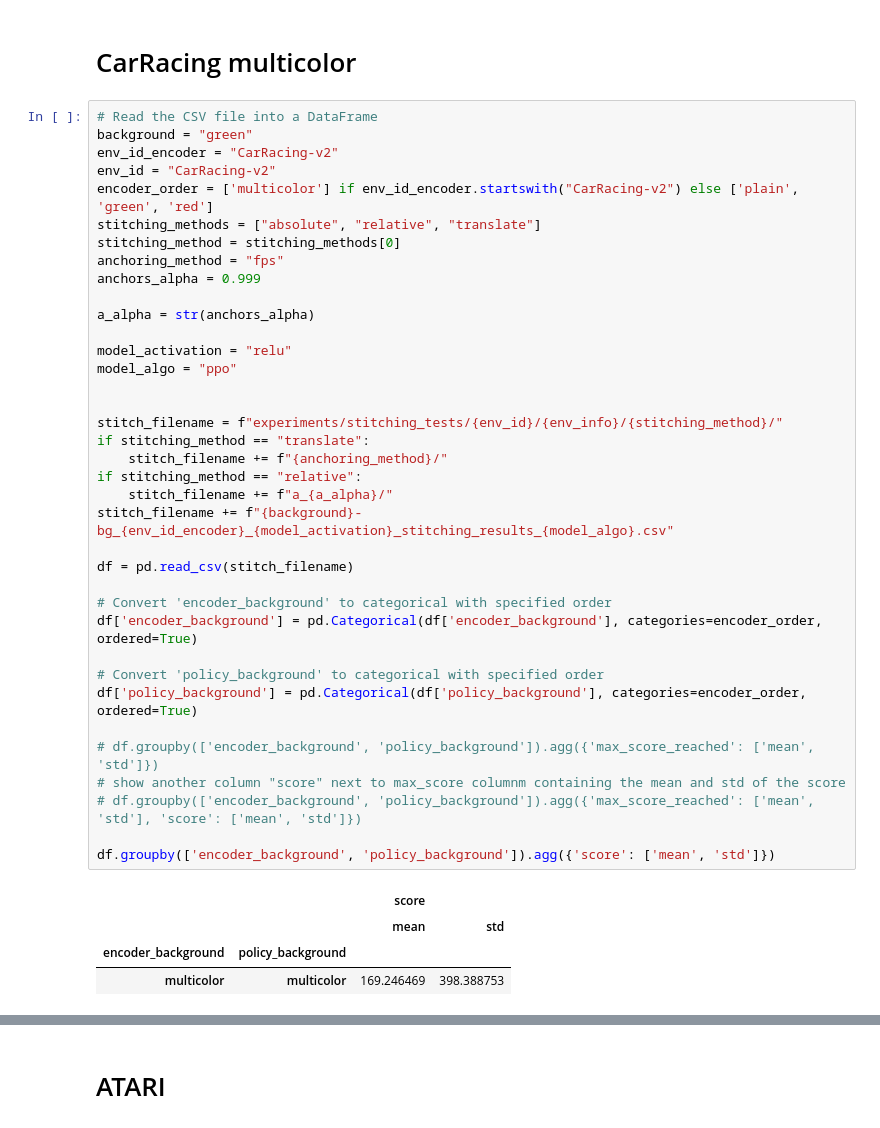
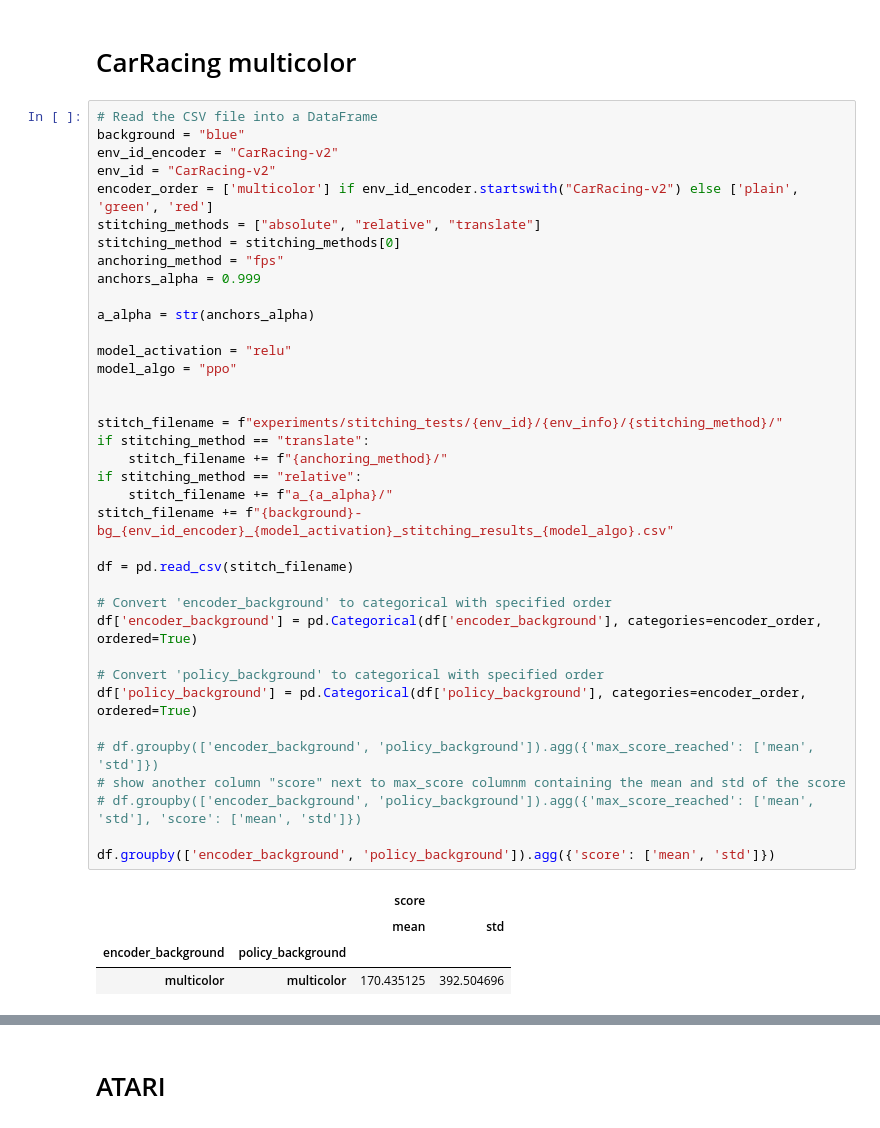
Before and after one commit to antoniopioricciardi/rl_relrepr_gymnasium, a Jupyter notebook: notebooks/stitching_results.ipynb, the cells around one changed output, grey strips where cells are left out. Saved outputs shown, nothing was run; the diff lists cells and outputs as text.

```diff
--- a/notebooks/stitching_results.ipynb
+++ b/notebooks/stitching_results.ipynb
@@ -246,7 +254,7 @@ selection4 = df_transl[(df_transl['encoder_seed'] == selection.iloc[3]['encoder_
 # CarRacing multicolor
 # %%
 # Read the CSV file into a DataFrame
-background = "green"
+background = "blue"
 env_id_encoder = "CarRacing-v2"
 env_id = "CarRacing-v2"
 encoder_order = ['multicolor'] if env_id_encoder.startswith("CarRacing-v2") else ['plain', 'green', 'red']
@@ -258,34 +266,34 @@ anchors_alpha = 0.999
 a_alpha = str(anchors_alpha)
 
 model_activation = "relu"
 model_algo = "ppo"
 
 
 stitch_filename = f"experiments/stitching_tests/{env_id}/{env_info}/{stitching_method}/"
 if stitching_method == "translate":
     stitch_filename += f"{anchoring_method}/"
 if stitching_method == "relative":
     stitch_filename += f"a_{a_alpha}/"
 stitch_filename += f"{background}-bg_{env_id_encoder}_{model_activation}_stitching_results_{model_algo}.csv"
 
 df = pd.read_csv(stitch_filename)
 
 # Convert 'encoder_background' to categorical with specified order
 df['encoder_background'] = pd.Categorical(df['encoder_background'], categories=encoder_order, ordered=True)
 
 # Convert 'policy_background' to categorical with specified order
 df['policy_background'] = pd.Categorical(df['policy_background'], categories=encoder_order, ordered=True)
 
 # df.groupby(['encoder_background', 'policy_background']).agg({'max_score_reached': ['mean', 'std']})
 # show another column "score" next to max_score columnm containing the mean and std of the score
 # df.groupby(['encoder_background', 'policy_background']).agg({'max_score_reached': ['mean', 'std'], 'score': ['mean', 'std']})
 
 df.groupby(['encoder_background', 'policy_background']).agg({'score': ['mean', 'std']})
 # %% [output]
 |  |  | score |  |
 |  |  | mean | std |
 | encoder_background | policy_background |  |  |
-| multicolor | multicolor | 169.246469 | 398.388753 |
+| multicolor | multicolor | 170.435125 | 392.504696 |
 # %%
 # print results when encoder_seed and policy_seed are the same
 print('Same encoder and policy seed')
```
Also changed, not shown: parts of 10 cells of this notebook, 33 other files.
